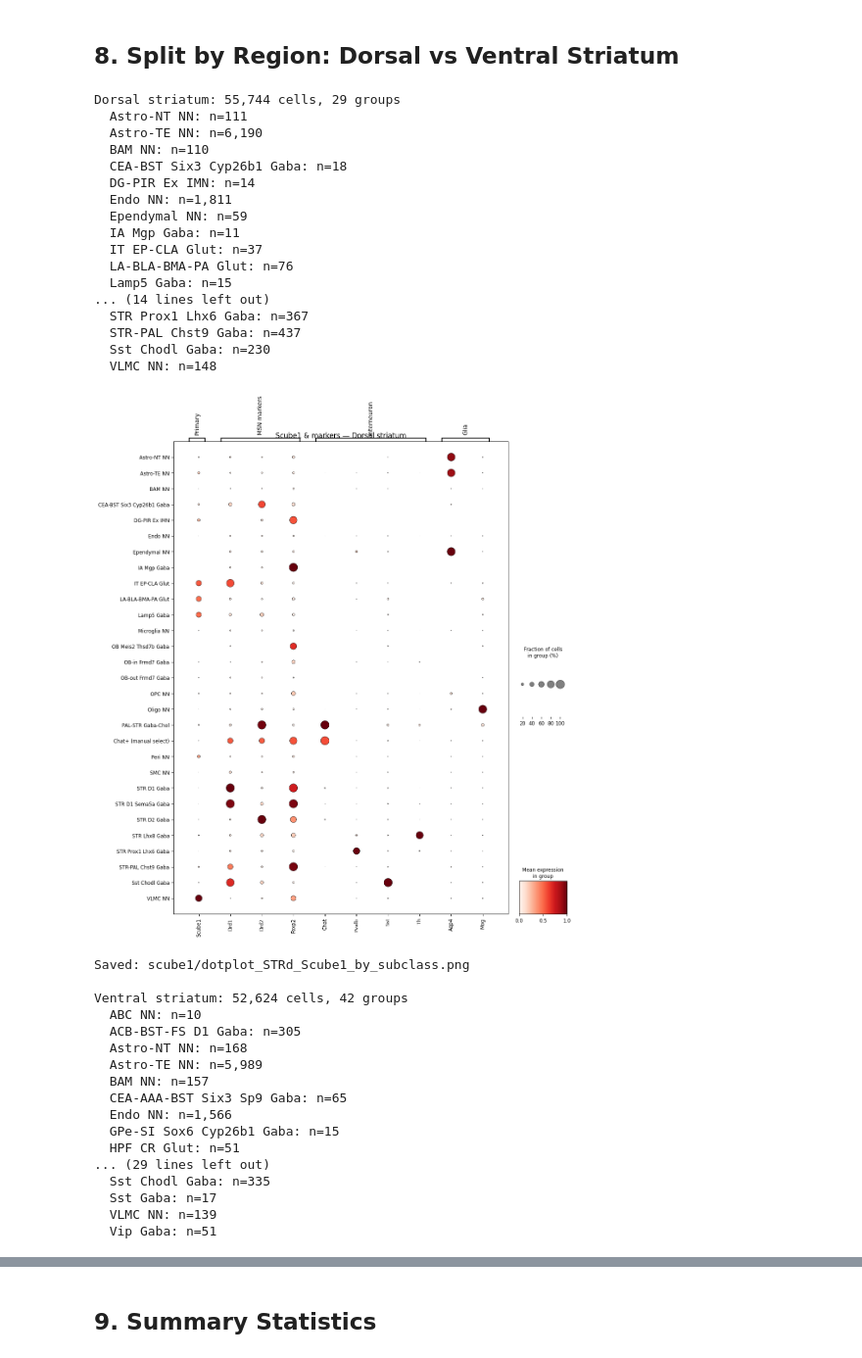
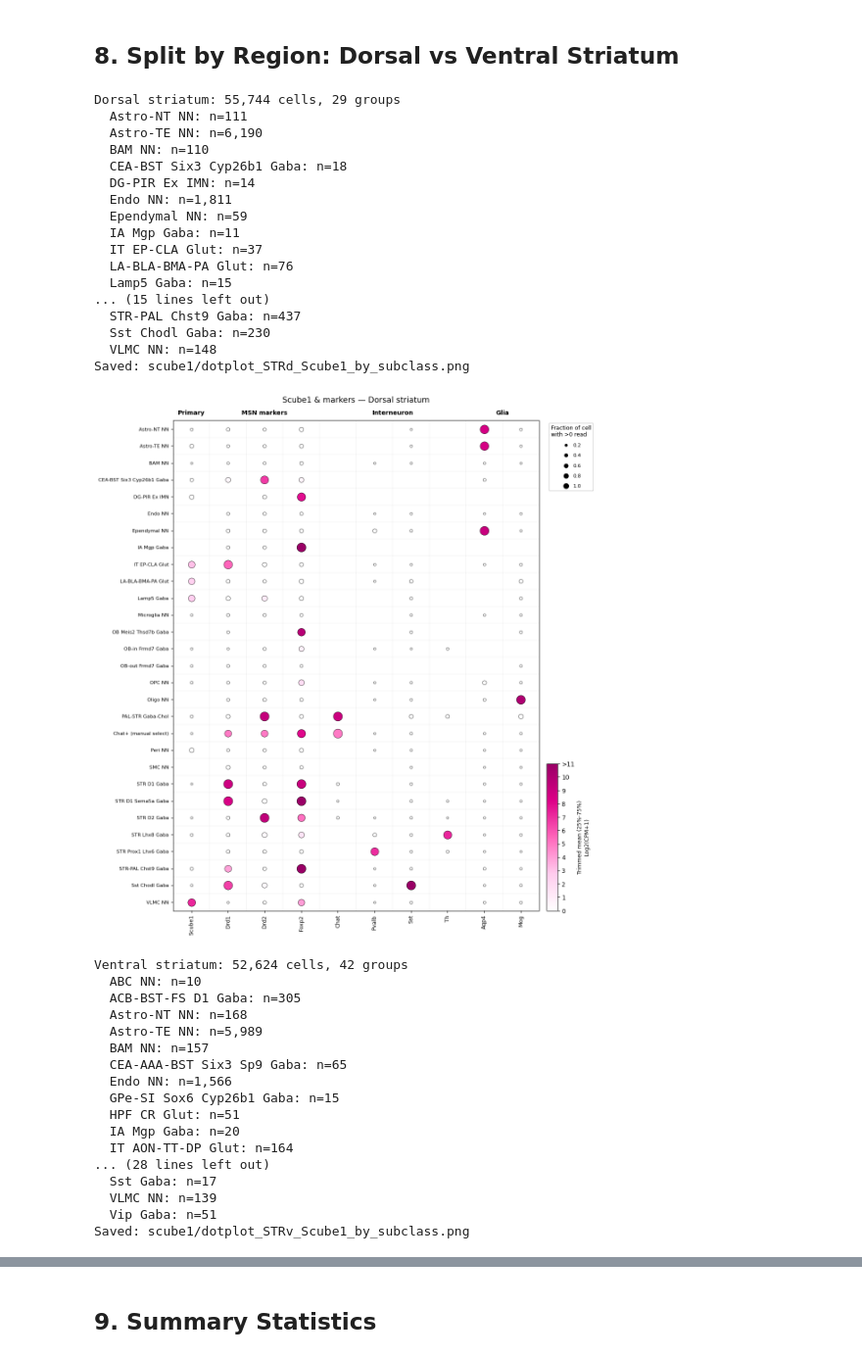
Before and after one commit to akaye/abc_atlas_access, a Jupyter notebook: notebooks/single_cell_dotplot_striatum_Scube1.ipynb, the cells around one changed output, grey strips where cells are left out. Shown at 98% size. Saved outputs shown, nothing was run; the diff lists cells and outputs as text; code cells hidden in the pictures.

```diff
--- a/notebooks/single_cell_dotplot_striatum_Scube1.ipynb
+++ b/notebooks/single_cell_dotplot_striatum_Scube1.ipynb
@@ -357,50 +486,40 @@ for region in ['STRd', 'STRv']:
     )
     n_sub = len(region_cats)
 
     # Print per-group cell counts for this region
     print(f"\n{region_name}: {adata_region.n_obs:,} cells, {n_sub} groups")
     reg_counts = adata_region.obs.groupby('subclass_short', observed=True).size()
     for name in region_cats:
         if name in reg_counts.index:
             print(f"  {name}: n={reg_counts[name]:,}")
 
-    dp = sc.pl.dotplot(
+    custom_dotplot(
         adata_region,
-        var_names=gene_groups,
+        gene_groups=gene_groups,
         groupby='subclass_short',
-        standard_scale='var',
-        cmap='Reds',
+        title=f'Scube1 & markers — {region_name}',
         figsize=(12, max(5, n_sub * 0.5)),
-        title=f'Scube1 & markers — {region_name}',
-        show=False,
-        return_fig=True
+        outpath=outdir / f'dotplot_{region}_Scube1_by_subclass.png',
     )
-    dp.style(dot_edge_color='black', dot_edge_lw=0.5)
-    fname = outdir / f'dotplot_{region}_Scube1_by_subclass.png'
-    dp.savefig(fname, dpi=150, bbox_inches='tight')
-    plt.show()
-    print(f"Saved: {fname}")
 # %% [output]
 Dorsal striatum: 55,744 cells, 29 groups
   Astro-NT NN: n=111
   Astro-TE NN: n=6,190
   BAM NN: n=110
   CEA-BST Six3 Cyp26b1 Gaba: n=18
   DG-PIR Ex IMN: n=14
   Endo NN: n=1,811
   Ependymal NN: n=59
   IA Mgp Gaba: n=11
   IT EP-CLA Glut: n=37
   LA-BLA-BMA-PA Glut: n=76
   Lamp5 Gaba: n=15
-... (14 lines left out)
-  STR Prox1 Lhx6 Gaba: n=367
+... (15 lines left out)
   STR-PAL Chst9 Gaba: n=437
   Sst Chodl Gaba: n=230
   VLMC NN: n=148
+Saved: scube1/dotplot_STRd_Scube1_by_subclass.png
-[figure, old version]
+[figure, new version]
-Saved: scube1/dotplot_STRd_Scube1_by_subclass.png
-
 Ventral striatum: 52,624 cells, 42 groups
   ABC NN: n=10
   ACB-BST-FS D1 Gaba: n=305
@@ -411,8 +530,10 @@ Ventral striatum: 52,624 cells, 42 groups
   Endo NN: n=1,566
   GPe-SI Sox6 Cyp26b1 Gaba: n=15
   HPF CR Glut: n=51
-... (29 lines left out)
-  Sst Chodl Gaba: n=335
+  IA Mgp Gaba: n=20
+  IT AON-TT-DP Glut: n=164
+... (28 lines left out)
   Sst Gaba: n=17
   VLMC NN: n=139
   Vip Gaba: n=51
+Saved: scube1/dotplot_STRv_Scube1_by_subclass.png
```
Also changed, not shown: parts of 5 cells of this notebook, 3 other files.
